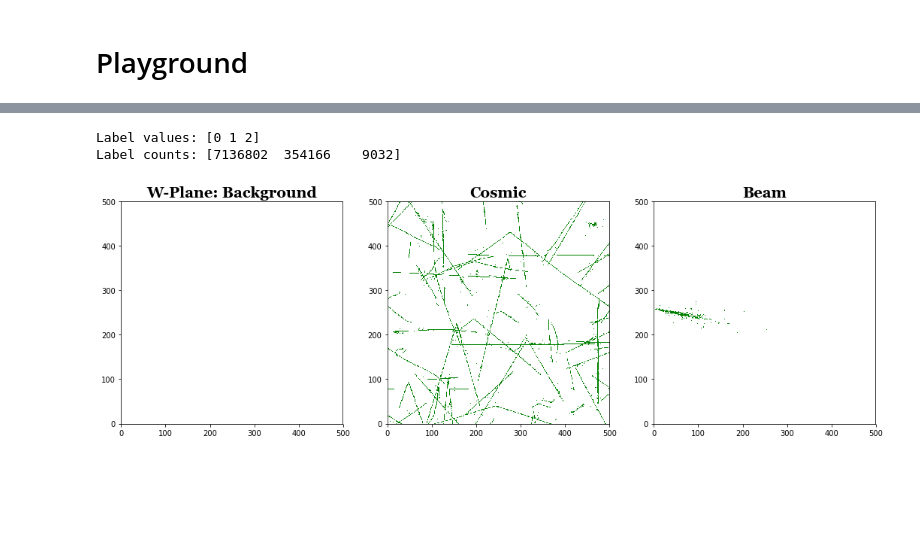
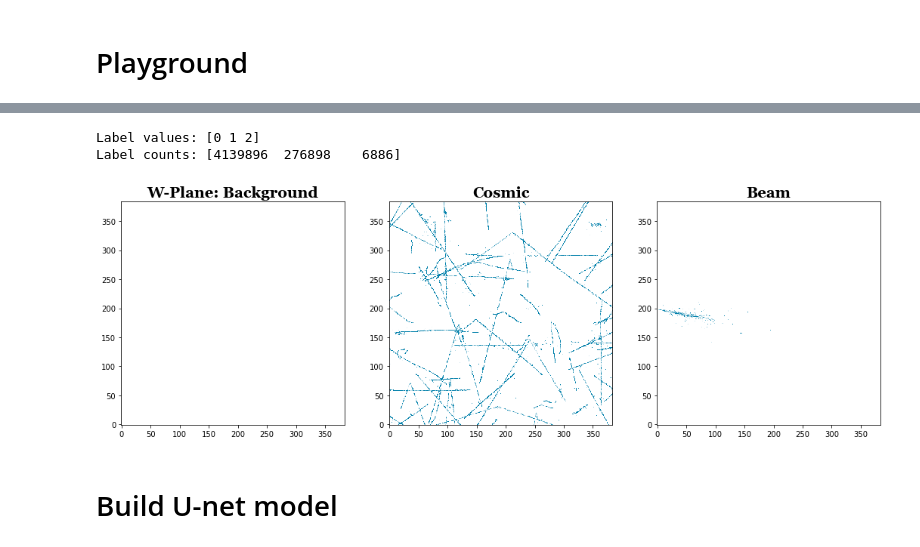
Before and after one commit to almoslmi/DeepLearningWithProtoDUNE, a Jupyter notebook: playground.ipynb, the cells around one changed output, grey strips where cells are left out. Drawn from its saved outputs; the diff is of its cells as text; code cells hidden in the pictures; blank space fills up the shorter version.

```diff
--- a/playground.ipynb
+++ b/playground.ipynb
@@ -7,9 +7,9 @@ import matplotlib.pyplot as plt
 from sklearn.preprocessing import MinMaxScaler
 %matplotlib inline
 
-image_planes = 3
-image_width = 500
-image_height = 500
-image_depth = 1;
+image_width = 384
+image_height = 384
+image_depth = 1
+num_classes = 3
 # %%
 # Read the data: Features and Label for 3 planes
@@ -30,7 +34,16 @@ labels = [pd.read_csv("input_files/U_Label.csv"),
 # %%
 # Get a Numpy representation of the DataFrame
-X = []
-y = []
-for i in range(image_planes):
-    X.append(features[i].values.reshape(features[i].shape[0], image_width, image_height, image_depth))
-    y.append(labels[i].values.reshape(labels[i].shape[0], image_width, image_height, image_depth))
+X = features.values.reshape(features.shape[0], image_width, image_height, image_depth)
+print(X.shape)
+#X = X*np.zeros((1,1,3))
+#print(X.shape)
+
+#y = labels.values.reshape(labels.shape[0], image_width, image_height, image_depth)
+
+y = labels.values
+
+from keras.utils import np_utils
+y = np_utils.to_categorical(y, num_classes=3)
+y = y.reshape([labels.shape[0], image_width, image_height, num_classes])
+
+print(y.shape)
@@ -61,23 +79,25 @@ for i in range(image_planes):
 # %%
-i = 2
-xImage = X[i].reshape(X[i].shape[0], image_width, image_height)
-yImage = y[i].reshape(y[i].shape[0], image_width, image_height)
+xImage = X.reshape(X.shape[0], image_width, image_height)
+yImage = y.reshape(y.shape[0], image_width, image_height)
 
-unique_values, unique_counts = np.unique(y[i], return_counts=True)
+unique_values, unique_counts = np.unique(y, return_counts=True)
 print('Label values:',unique_values)
 print('Label counts:',unique_counts)
 
-categories = ['{}: Background'.format(plane_name[i]),'Cosmic','Beam']
+categories = ['W-Plane: Background','Cosmic','Beam']
 
 fig, axes = plt.subplots(1, len(unique_values), figsize=(18,12), facecolor='w')
 for index, value in enumerate(unique_values):
     ax = axes[index]
     mask = (yImage[0] == value)
-    ax.imshow(xImage[0]*mask, interpolation='none', cmap='ocean_r', origin='lower',vmin=0., vmax=1.0)
+    ax.imshow(xImage[0]*mask, interpolation='none', cmap='ocean_r', origin='lower',
+              vmin=0., vmax=3.0)
     ax.set_title(categories[index],fontsize=20,fontname='Georgia',fontweight='bold')
 plt.show()
-fig.savefig('plots/BkgCosmicBeam_{}.pdf'.format(plane_name[i]), bbox_inches='tight')
+fig.savefig('plots/W-planeBkgCosmicBeam.pdf', bbox_inches='tight')
 # %% [output]
 Label values: [0 1 2]
-Label counts: [7136802  354166    9032]
+Label counts: [4139896  276898    6886]
-[figure, old version]
+[figure, new version]
+# %% [markdown]
+# Build U-net model
```
Also changed, not shown: parts of 11 cells of this notebook.
